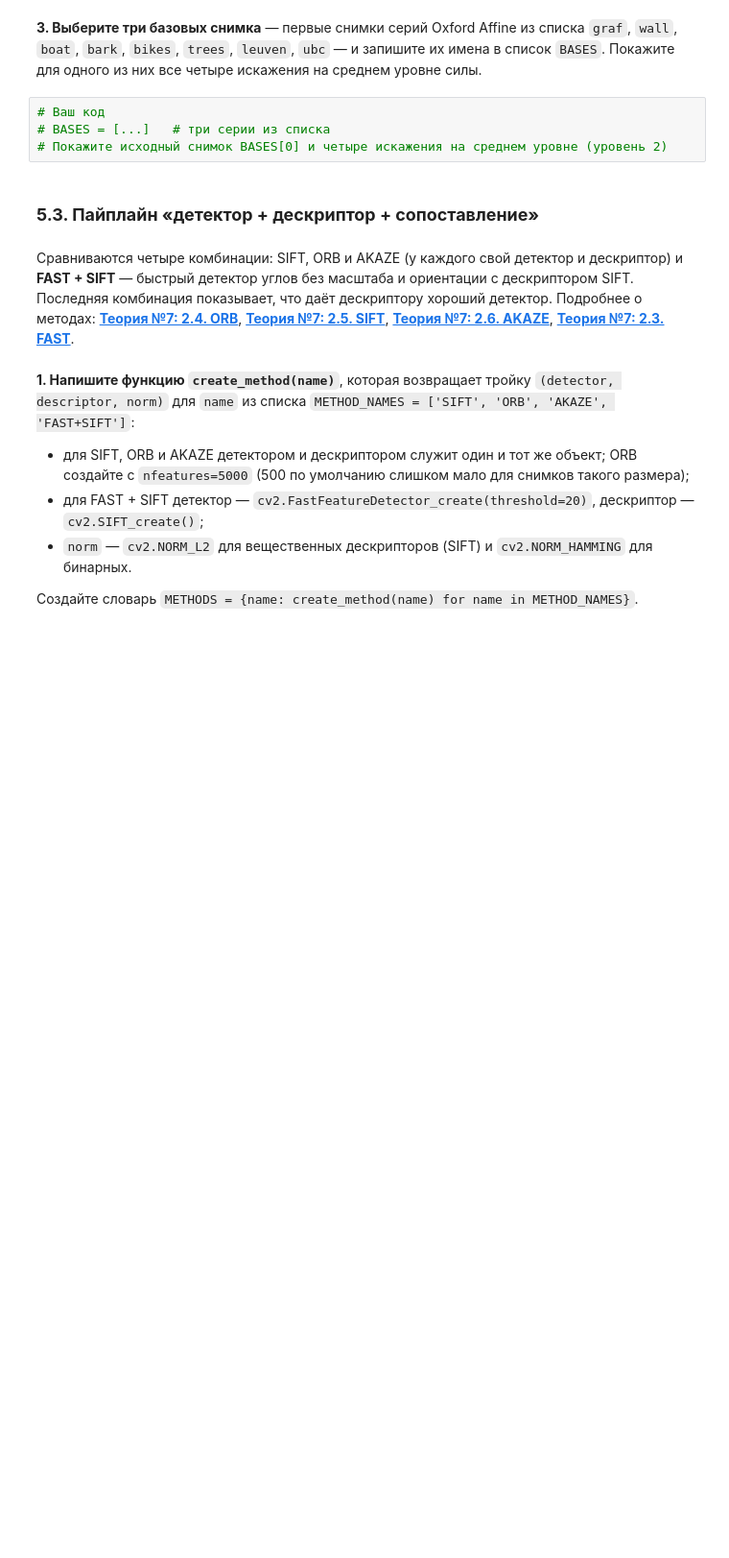
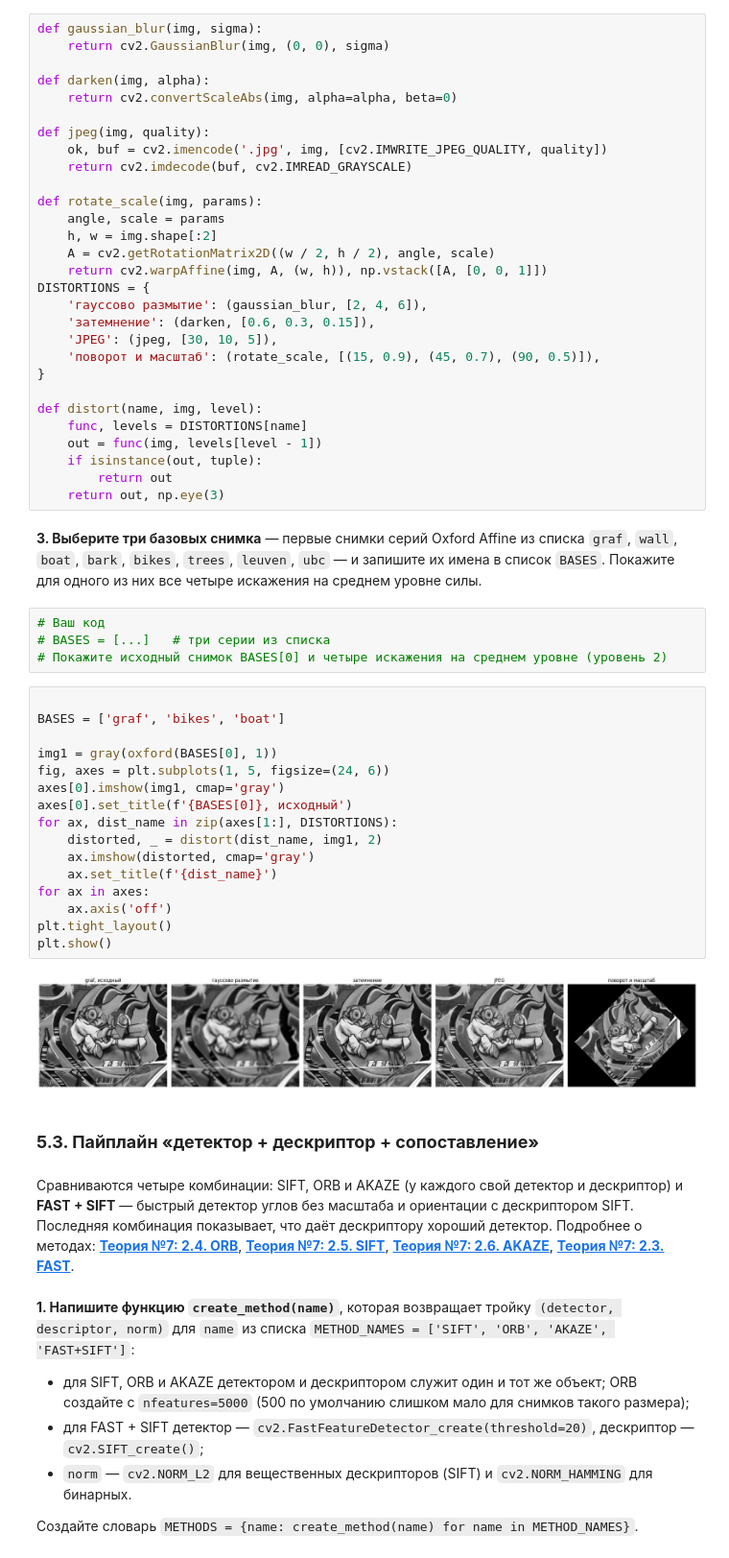
Before and after one commit to DanisStepanov/image_processing, a Jupyter notebook: Проектная_работа_№5_Анализ_и_сравнение_детекторов_ключевых_точек_и_дескрипторов_в_OpenCV.ipynb, the cells around one changed output. Shown at 96% size. Cells and saved outputs as stored; diff of their text form; blank space fills up the shorter version.

```diff
--- a/Проектная_работа_№5_Анализ_и_сравнение_детекторов_ключевых_точек_и_дескрипторов_в_OpenCV.ipynb
+++ b/Проектная_работа_№5_Анализ_и_сравнение_детекторов_ключевых_точек_и_дескрипторов_в_OpenCV.ipynb
@@ -186,12 +199,59 @@ def draw_checked(img1, kp1, img2, kp2, good, correct, n=60):
 
 # def distort(name, img, level):
 #     ...  # вернуть (искажённое изображение, H)
+# %%
+def gaussian_blur(img, sigma):
+    return cv2.GaussianBlur(img, (0, 0), sigma)
+
+def darken(img, alpha):
+    return cv2.convertScaleAbs(img, alpha=alpha, beta=0)
+
+def jpeg(img, quality):
+    ok, buf = cv2.imencode('.jpg', img, [cv2.IMWRITE_JPEG_QUALITY, quality])
+    return cv2.imdecode(buf, cv2.IMREAD_GRAYSCALE)
+
+def rotate_scale(img, params):
+    angle, scale = params
+    h, w = img.shape[:2]
+    A = cv2.getRotationMatrix2D((w / 2, h / 2), angle, scale)
+    return cv2.warpAffine(img, A, (w, h)), np.vstack([A, [0, 0, 1]])
+DISTORTIONS = {
+    'гауссово размытие': (gaussian_blur, [2, 4, 6]),
+    'затемнение': (darken, [0.6, 0.3, 0.15]),
+    'JPEG': (jpeg, [30, 10, 5]),
+    'поворот и масштаб': (rotate_scale, [(15, 0.9), (45, 0.7), (90, 0.5)]),
+}
+
+def distort(name, img, level):
+    func, levels = DISTORTIONS[name]
+    out = func(img, levels[level - 1])
+    if isinstance(out, tuple):
+        return out
+    return out, np.eye(3)
 # %% [markdown]
 **3. Выберите три базовых снимка** — первые снимки серий Oxford Affine из списка `graf`, `wall`, `boat`, `bark`, `bikes`, `trees`, `leuven`, `ubc` — и запишите их имена в список `BASES`. Покажите для одного из них все четыре искажения на среднем уровне силы.
 # %%
 # Ваш код
 # BASES = [...]   # три серии из списка
 # Покажите исходный снимок BASES[0] и четыре искажения на среднем уровне (уровень 2)
+# %%
+
+BASES = ['graf', 'bikes', 'boat']
+
+img1 = gray(oxford(BASES[0], 1))
+fig, axes = plt.subplots(1, 5, figsize=(24, 6))
+axes[0].imshow(img1, cmap='gray')
+axes[0].set_title(f'{BASES[0]}, исходный')
+for ax, dist_name in zip(axes[1:], DISTORTIONS):
+    distorted, _ = distort(dist_name, img1, 2)
+    ax.imshow(distorted, cmap='gray')
+    ax.set_title(f'{dist_name}')
+for ax in axes:
+    ax.axis('off')
+plt.tight_layout()
+plt.show()
+# %% [output]
+[figure, added]
 # %% [markdown]
 ### **5.3. Пайплайн «детектор + дескриптор + сопоставление»**
 # %% [markdown]
```
Also changed, not shown: parts of 20 cells of this notebook.
